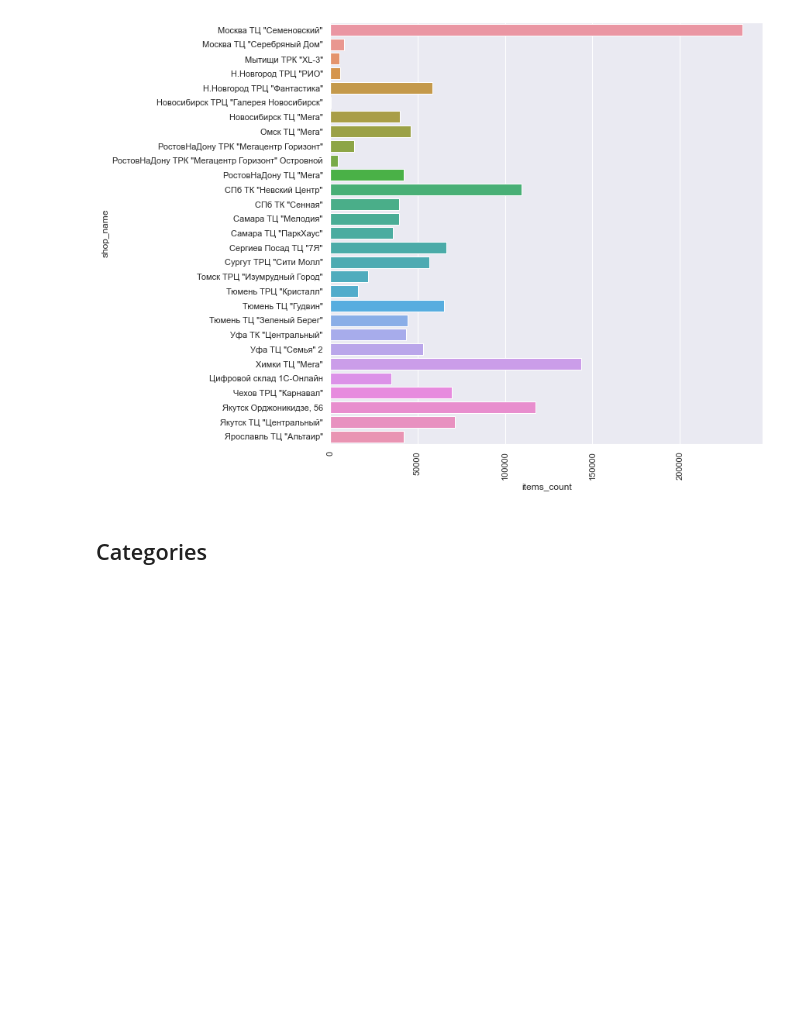
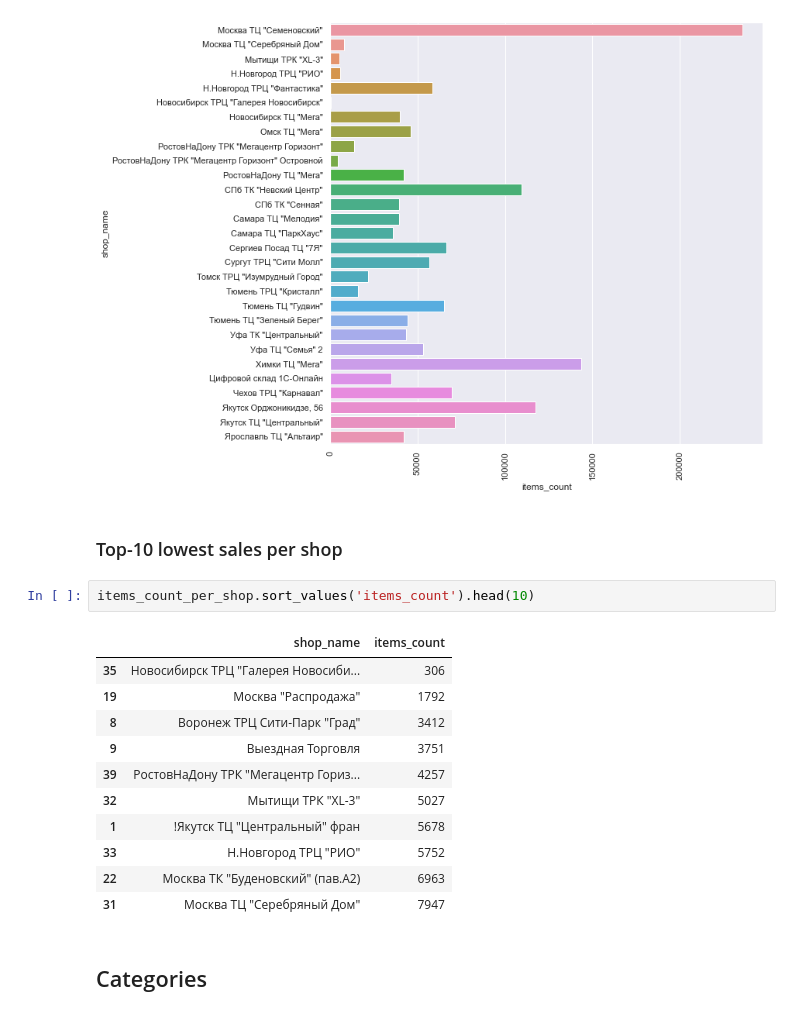
Before and after one commit to Porpoising/home_tasks, a Jupyter notebook: Pets/Future Sales/EDA & feather data/EDA.ipynb, the cells around one changed output. Cells and saved outputs as stored; diff of their text form; blank space fills up the shorter version.

```diff
--- a/Pets/Future Sales/EDA & feather data/EDA.ipynb
+++ b/Pets/Future Sales/EDA & feather data/EDA.ipynb
@@ -229,6 +229,22 @@ sns.set(rc={'figure.figsize': (10, 10)})
 icps_barplot_half2.xaxis.set_tick_params(rotation=90)
 # %% [output]
 [figure]
+# %% [markdown]
+### Top-10 lowest sales per shop
+# %%
+items_count_per_shop.sort_values('items_count').head(10)
+# %% [output]
+|  | shop_name | items_count |
+| 35 | Новосибирск ТРЦ "Галерея Новосиби... | 306 |
+| 19 | Москва "Распродажа" | 1792 |
+| 8 | Воронеж ТРЦ Сити-Парк "Град" | 3412 |
+| 9 | Выездная Торговля | 3751 |
+| 39 | РостовНаДону ТРК "Мегацентр Гориз... | 4257 |
+| 32 | Мытищи ТРК "XL-3" | 5027 |
+| 1 | !Якутск ТЦ "Центральный" фран | 5678 |
+| 33 | Н.Новгород ТРЦ "РИО" | 5752 |
+| 22 | Москва ТК "Буденовский" (пав.А2) | 6963 |
+| 31 | Москва ТЦ "Серебряный Дом" | 7947 |
 # %% [markdown]
 ## Categories
 # %% [markdown]
```
Also changed, not shown: parts of 5 cells of this notebook.
